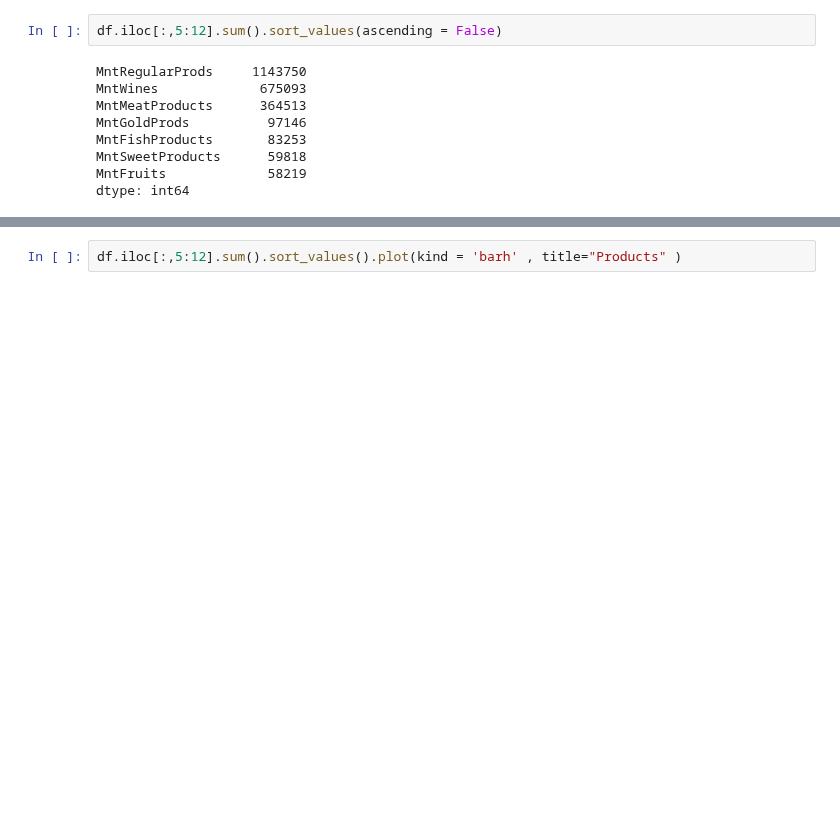
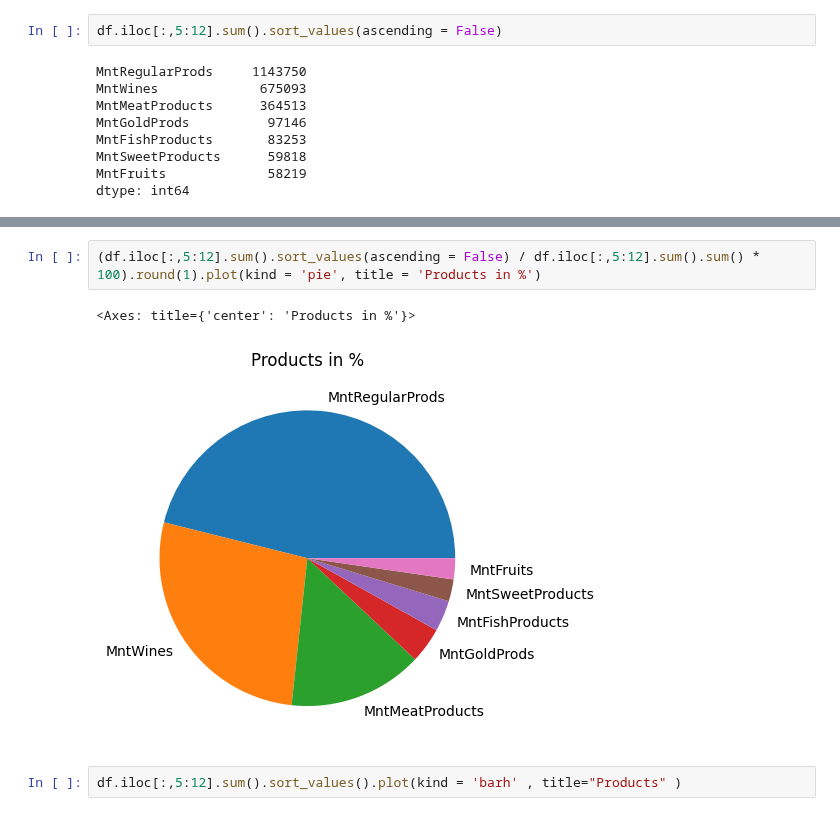
Before and after one commit to evertonenrico/Ifood_Insights, a Jupyter notebook: Ifood_Dataset/Import_DataSet_Ifood.ipynb, the cells around one changed output, grey strips where cells are left out. Drawn from its saved outputs; the diff is of its cells as text; blank space fills up the shorter version.

```diff
--- a/Ifood_Dataset/Import_DataSet_Ifood.ipynb
+++ b/Ifood_Dataset/Import_DataSet_Ifood.ipynb
@@ -301,3 +312,8 @@ dtype: int64
+# %%
+(df.iloc[:,5:12].sum().sort_values(ascending = False) / df.iloc[:,5:12].sum().sum() * 100).round(1).plot(kind = 'pie', title = 'Products in %')
+# %% [output]
+<Axes: title={'center': 'Products in %'}>
+[figure, added]
 # %%
 df.iloc[:,5:12].sum().sort_values().plot(kind = 'barh' , title="Products" )
 # %% [output]
```
Also changed, not shown: parts of 1 cell of this notebook.
